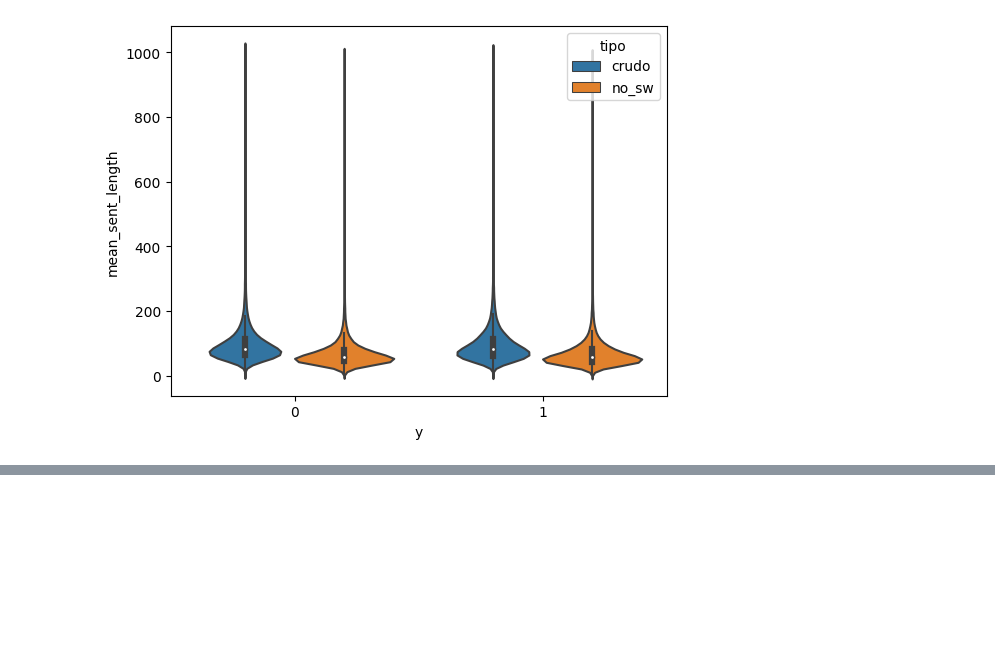
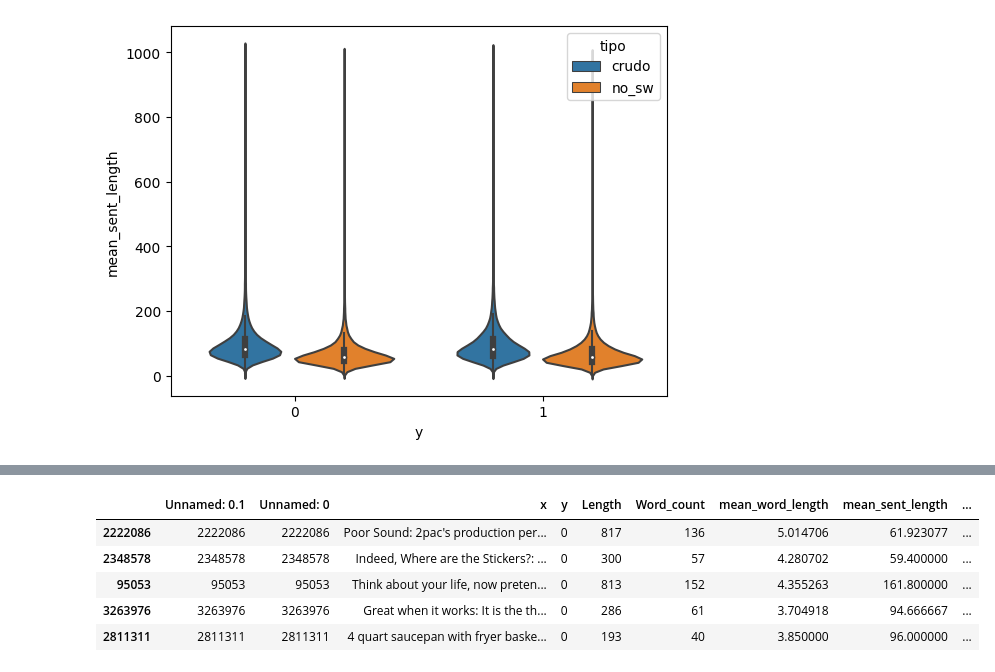
Before and after one commit to MaLuisa7/data_processing_and_classification_MasterDS, a Jupyter notebook: Practica4.ipynb, the cells around one changed output, grey strips where cells are left out. Drawn from its saved outputs; the diff is of its cells as text; code cells hidden in the pictures; blank space fills up the shorter version.

```diff
--- a/Practica4.ipynb
+++ b/Practica4.ipynb
@@ -156,0 +181,15 @@ for col in [ 'Length', 'Word_count', 'mean_word_length', 'mean_sent_length']:
+# %%
+# Text preprocessing
+stop_words = set(stopwords.words('english'))
+balanced_df['x1'] = balanced_df['x'].str.lower()  # Convert to lowercase
+balanced_df['x1'] = balanced_df['x1'].str.replace(r'[^\w\s]', '')  # Remove punctuation
+balanced_df['x1'] = balanced_df['x1'].apply(lambda x: ' '.join([word for word in x.split() if word not in stop_words]))  # Remove stopwords
+# %%
+balanced_df.head()
+# %% [output]
+|  | Unnamed: 0.1 | Unnamed: 0 | x | y | Length | Word_count | mean_word_length | mean_sent_length | ... |
+| 2222086 | 2222086 | 2222086 | Poor Sound: 2pac's production per... | 0 | 817 | 136 | 5.014706 | 61.923077 | ... |
+| 2348578 | 2348578 | 2348578 | Indeed, Where are the Stickers?: ... | 0 | 300 | 57 | 4.280702 | 59.400000 | ... |
+| 95053 | 95053 | 95053 | Think about your life, now preten... | 0 | 813 | 152 | 4.355263 | 161.800000 | ... |
+| 3263976 | 3263976 | 3263976 | Great when it works: It is the th... | 0 | 286 | 61 | 3.704918 | 94.666667 | ... |
+| 2811311 | 2811311 | 2811311 | 4 quart saucepan with fryer baske... | 0 | 193 | 40 | 3.850000 | 96.000000 | ... |
```
Also changed, not shown: parts of 7 cells of this notebook.
